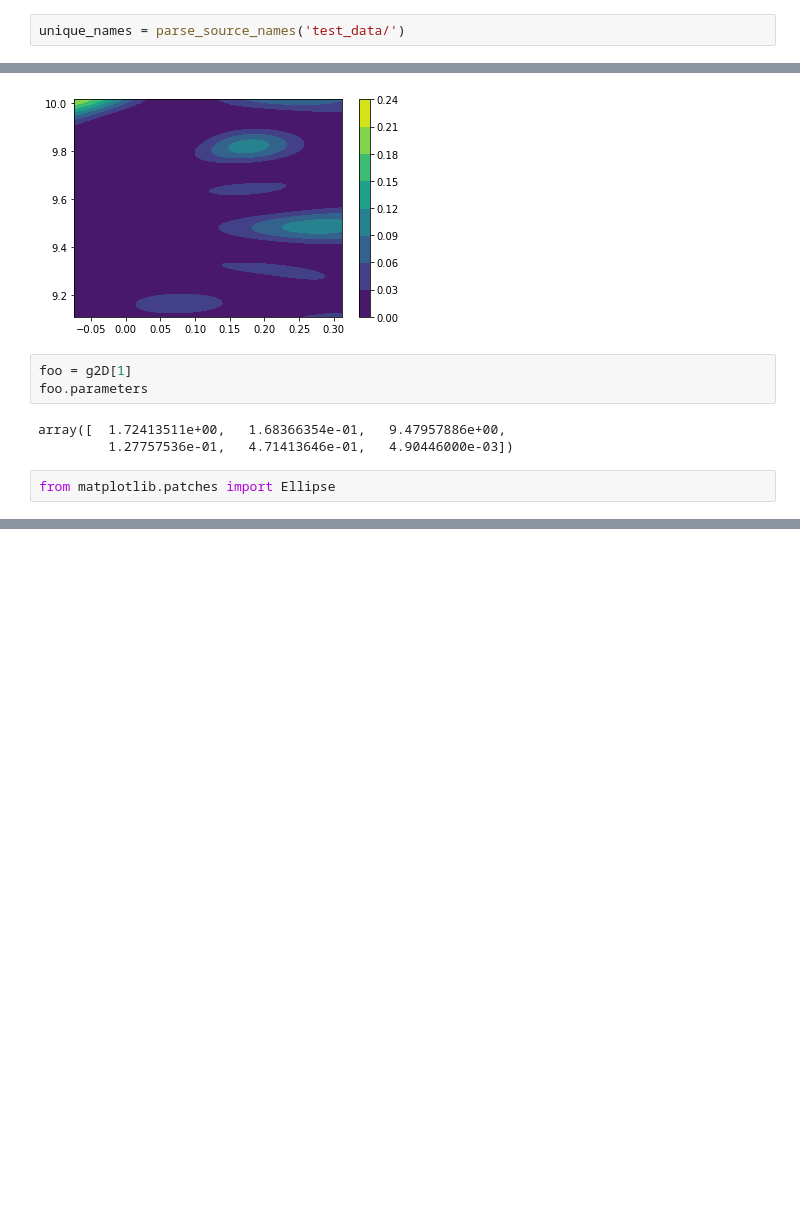
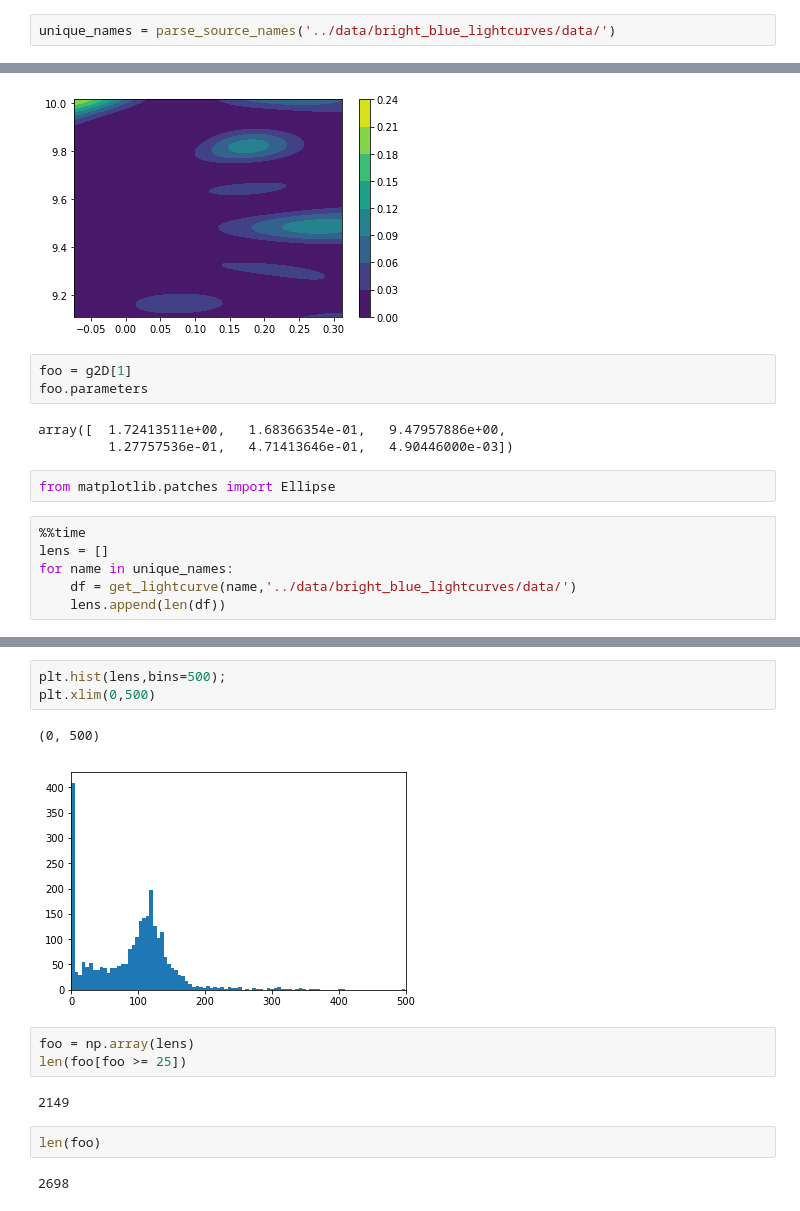
Before and after one commit to tzdwi/GaiaSprintMassive, a Jupyter notebook: code/features_python27.ipynb, the cells around one changed output, grey strips where cells are left out. Saved outputs shown, nothing was run; the diff lists cells and outputs as text; blank space fills up the shorter version.

```diff
--- a/code/features_python27.ipynb
+++ b/code/features_python27.ipynb
@@ -10,7 +10,7 @@ from astropy.modeling import fitting
 from scipy.odr import *
 from sklearn.metrics import r2_score
 # %%
-unique_names = parse_source_names('test_data/')
+unique_names = parse_source_names('../data/bright_blue_lightcurves/data/')
 # %%
 def KDE_fit(x,y):
     """
@@ -379,3 +379,9 @@ array([  1.72413511e+00,   1.68366354e-01,   9.47957886e+00,
          1.27757536e-01,   4.71413646e-01,   4.90446000e-03])
 # %%
 from matplotlib.patches import Ellipse
+# %%
+%%time
+lens = []
+for name in unique_names:
+    df = get_lightcurve(name,'../data/bright_blue_lightcurves/data/')
+    lens.append(len(df))
@@ -381,0 +391,15 @@ from matplotlib.patches import Ellipse
+# %%
+plt.hist(lens,bins=500);
+plt.xlim(0,500)
+# %% [output]
+(0, 500)
+[figure, added]
+# %%
+foo = np.array(lens)
+len(foo[foo >= 25])
+# %% [output]
+2149
+# %%
+len(foo)
+# %% [output]
+2698
```
Also changed, not shown: parts of 1 cell of this notebook.
